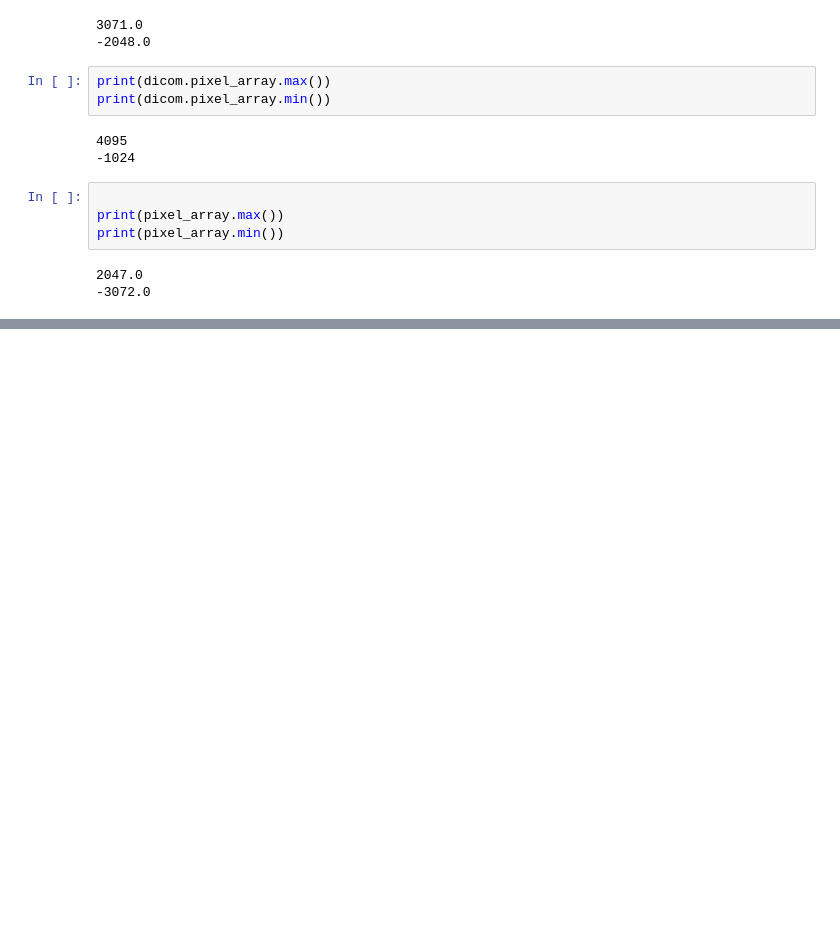
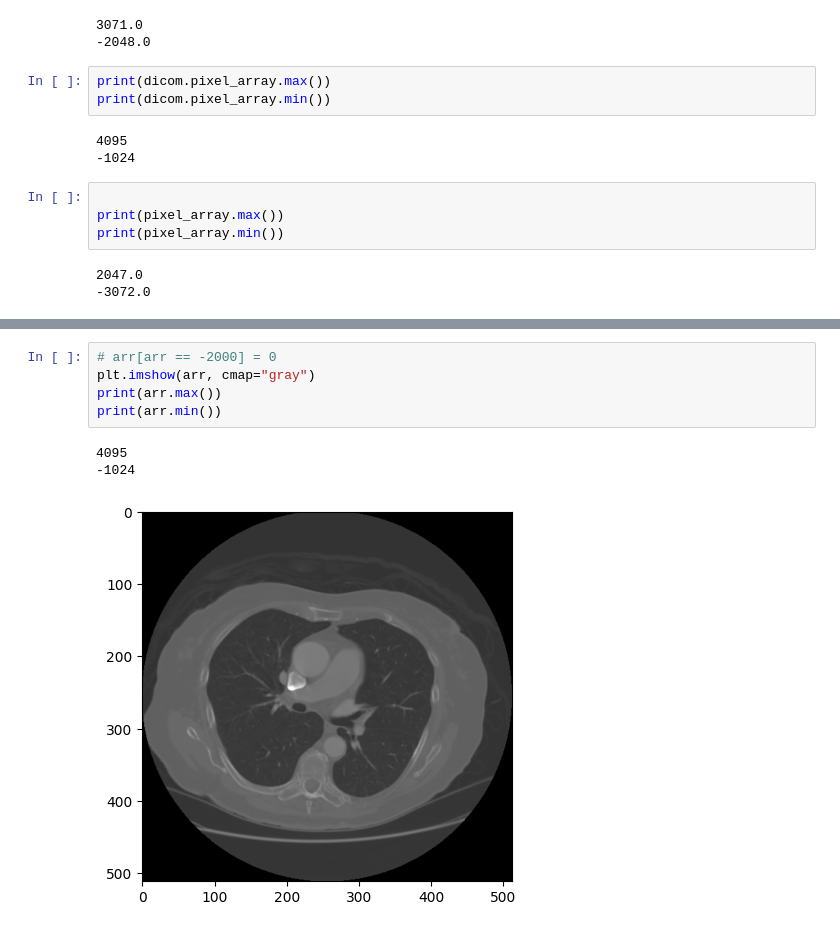
Before and after one commit to minhminh2k/3D-SegClass-Medical, a Jupyter notebook: notebooks/lidc_preprocessing.ipynb, the cells around one changed output, grey strips where cells are left out. Saved outputs shown, nothing was run; the diff lists cells and outputs as text; blank space fills up the shorter version.

```diff
--- a/notebooks/lidc_preprocessing.ipynb
+++ b/notebooks/lidc_preprocessing.ipynb
@@ -206,0 +256,9 @@ print(pixel_array.min())
+# %%
+# arr[arr == -2000] = 0
+plt.imshow(arr, cmap="gray")
+print(arr.max())
+print(arr.min())
+# %% [output]
+4095
+-1024
+[figure, added]
```
Also changed, not shown: parts of 10 cells of this notebook, 6 other files.
